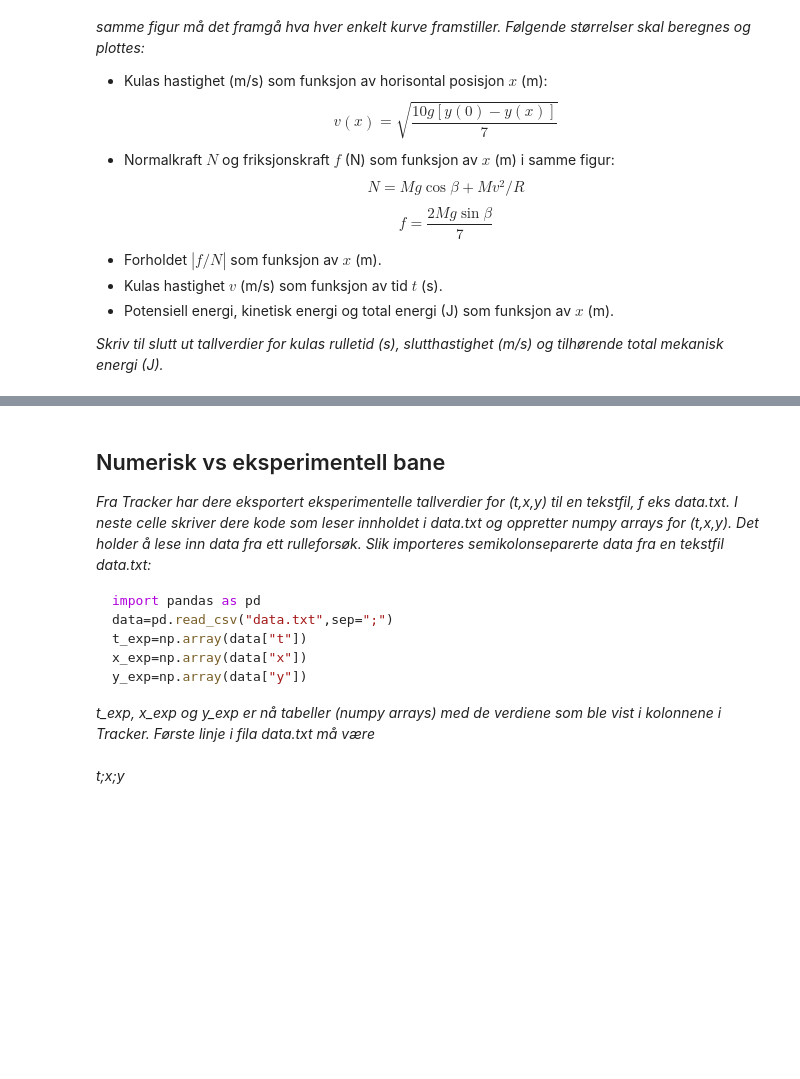
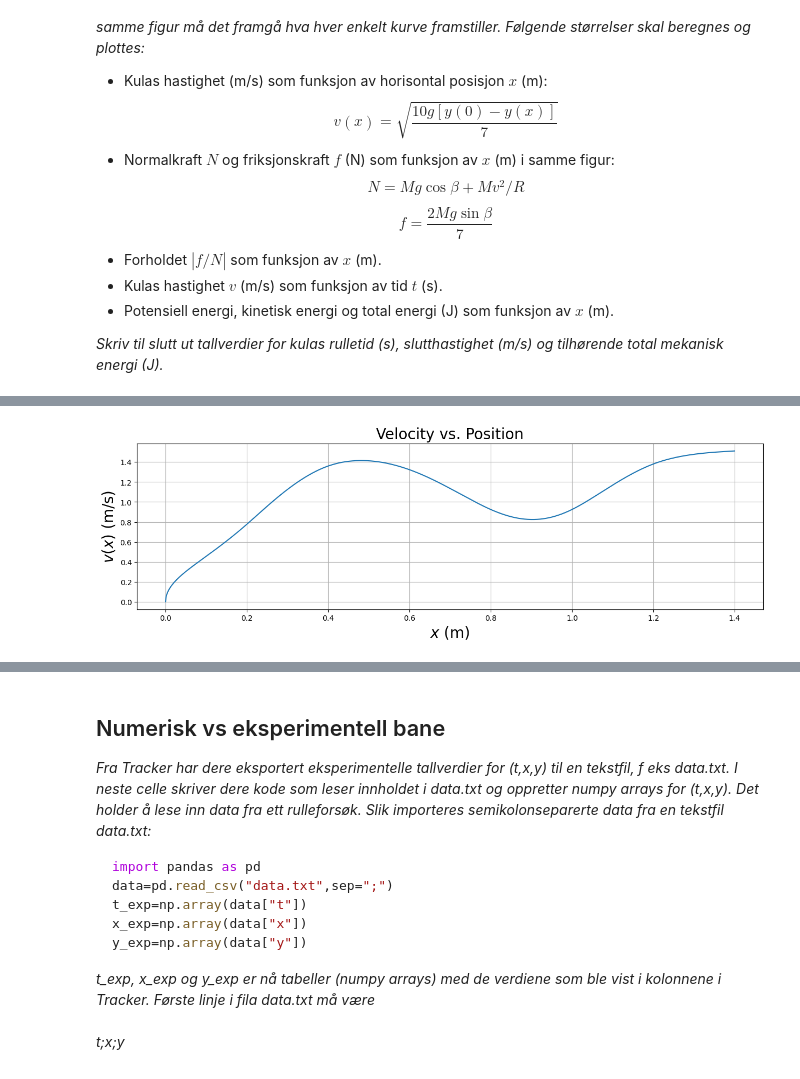
Before and after one commit to sondrp/lab, a Jupyter notebook: mal_V24.ipynb, the cells around one changed output, grey strips where cells are left out. Saved outputs shown, nothing was run; the diff lists cells and outputs as text; code cells hidden in the pictures; blank space fills up the shorter version.

```diff
--- a/mal_V24.ipynb
+++ b/mal_V24.ipynb
@@ -315,0 +180,96 @@ Total mechanical energy at the end:  0.079 J
+# %%
+# Function to avoid repeating the same code for each graph plottet
+def plotter(x, y, title, xlabel, ylabel):
+    plt.figure(figsize=(15,4))
+    plt.plot(x, y)
+    plt.title(title, fontsize=20)
+    plt.xlabel(xlabel, fontsize=20)
+    plt.ylabel(ylabel, fontsize=20)
+    plt.grid()
+    plt.show()
+
+
+# Numerisk beregning og plotting av de fysiske størrelsene v(x), N(x), f(x), f/N|, v(t), Epot(x), Ekin(x), Etot(x)
+
+# v(x)
+y_0 = y[0]  # Initial height, used to determine potential energy
+v = np.sqrt((10/7)*g*(y_0 - y))
+
+# N(x)
+a_tan = 2 * g * (y_0 - y) * ( d2ydx2 ) / ( 1 + c ) / ( 1 + dydx**2)**(2/3)  # Tangential acceleration as function of x
+N = M * (g * np.cos(beta) + a_tan)                                          # Normal force as a function of x
+
+# f(x)
+f = 2 * M * g * np.sin(beta) / 7 # Friction as a function of x
+
+# f/N
+f_N = f / N
+
+# v(t)
+# TODO
+
+# Epot(x)
+Epot = M*g*y
+
+# Ekin(x)
+Ekin = 0.5*M*v**2
+
+# Etot(x)
+Etot = Ekin + Epot
+
+# Plot velocity v(x)
+plotter(x, v, 'Velocity vs. Position', '$x$ (m)', '$v(x)$ (m/s)')
+
+# Plot normal force N(x)
+plotter(x, N, 'Normal force vs. Position', '$x$ (m)', '$N(x)$ (N)')
+
+# Plot Friction against x
+plotter(x, f, 'Friction vs. Position', '$x$ (m)', '$N(x)$ (N)')
+
+# Friction/normal force against x
+plotter(x, f_N, 'Friction/Normal force vs. Position', '$x$ (m)', '')
+
+
+# Attempt to make x(t), y(t), v(t) - Not correct yet!
+x_n = [x[0]]
+y_n = [y[0]]
+v_n = [0]
+t_n = [0]
+for i in range(len(x)):
+    x_n.append(x[i] + v[i])
+    y_n.append(y[i] + x_n[i + 1])
+    v_n.append(v[i] + a_tan[i])
+    t_n.append(i + 1)
+
+# Plot velocity against time
+plotter(t_n, v_n, 'Velocity vs time', '$time$ (t)', '$velocity$ (m/s)')
+
+# Potential energy Epot(x)
+plotter(x, Epot, 'Potential Energy vs. Position', '$x$ (m)', '$E_{\mathrm{pot}}(x)$ (J)')
+
+# Kinetic energy Ekin(x)
+plotter(x, Ekin, 'Kinetic Energy vs. Position', '$x$ (m)', '$E_{\mathrm{kin}}(x)$ (J)')
+
+# Total mechanical energy Etot(x)
+plotter(x, Etot, 'Total Mechanical Energy vs. Position', '$x$ (m)', '$E_{\mathrm{tot}}(x)$ (J)')
+
+
+
+# Utskrift av rulletid, sluttfart, total mekanisk energi
+
+
+# Rolling time (s)
+rolling_time = t_n[np.where(v <= 0)[0][0]]
+
+# Final velocity (m/s)
+final_velocity = v[-1]
+
+# Total mechanical energy at the end (J)
+total_energy_at_end = Etot[-1]
+
+# Print the results
+print('Rolling time: %6.3f seconds' % rolling_time)
+print('Final velocity: %6.3f m/s' % final_velocity)
+print('Total mechanical energy at the end: %6.3f J' % total_energy_at_end)
+# %% [output]
+[figure, added]
```
Also changed, not shown: parts of 3 cells of this notebook.
